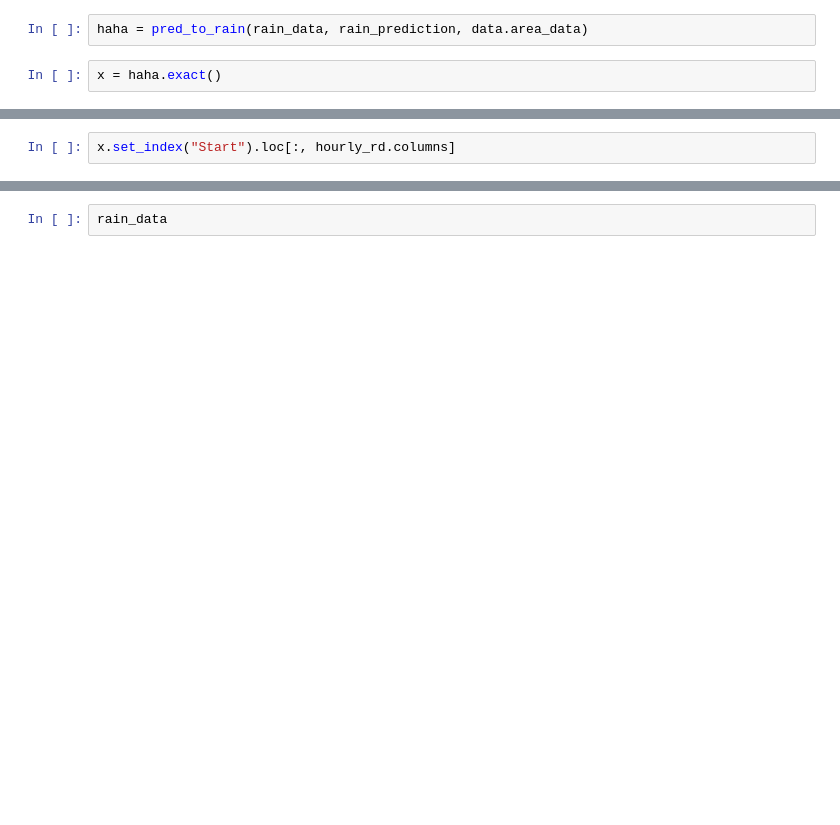
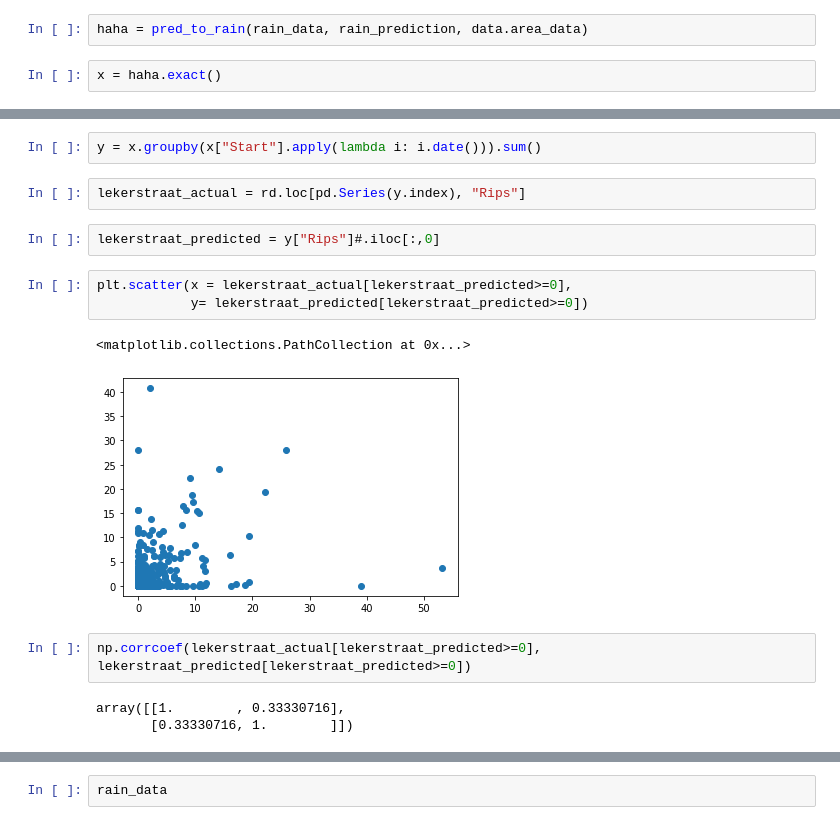
Before and after one commit to JalkapalloX/JBG060-Data-Challenge-3, a Jupyter notebook: Utility/pred_to_rain.ipynb, the cells around one changed output, grey strips where cells are left out. Cells and saved outputs as stored; diff of their text form; blank space fills up the shorter version.

```diff
--- a/Utility/pred_to_rain.ipynb
+++ b/Utility/pred_to_rain.ipynb
@@ -145,2 +361,0 @@ hourly_rd
-# %%
-x.set_index("Start").loc[:, hourly_rd.columns]
@@ -193,0 +362,17 @@ haha.area_data.loc[haha.area_data["area_name"] == "Bosscheweg"]
+# %%
+y = x.groupby(x["Start"].apply(lambda i: i.date())).sum()
+# %%
+lekerstraat_actual = rd.loc[pd.Series(y.index), "Rips"]
+# %%
+lekerstraat_predicted = y["Rips"]#.iloc[:,0]
+# %%
+plt.scatter(x = lekerstraat_actual[lekerstraat_predicted>=0],
+            y= lekerstraat_predicted[lekerstraat_predicted>=0])
+# %% [output]
+<matplotlib.collections.PathCollection at 0x...>
+[figure, added]
+# %%
+np.corrcoef(lekerstraat_actual[lekerstraat_predicted>=0], lekerstraat_predicted[lekerstraat_predicted>=0])
+# %% [output]
+array([[1.        , 0.33330716],
+       [0.33330716, 1.        ]])
```
Also changed, not shown: parts of 67 cells of this notebook.
